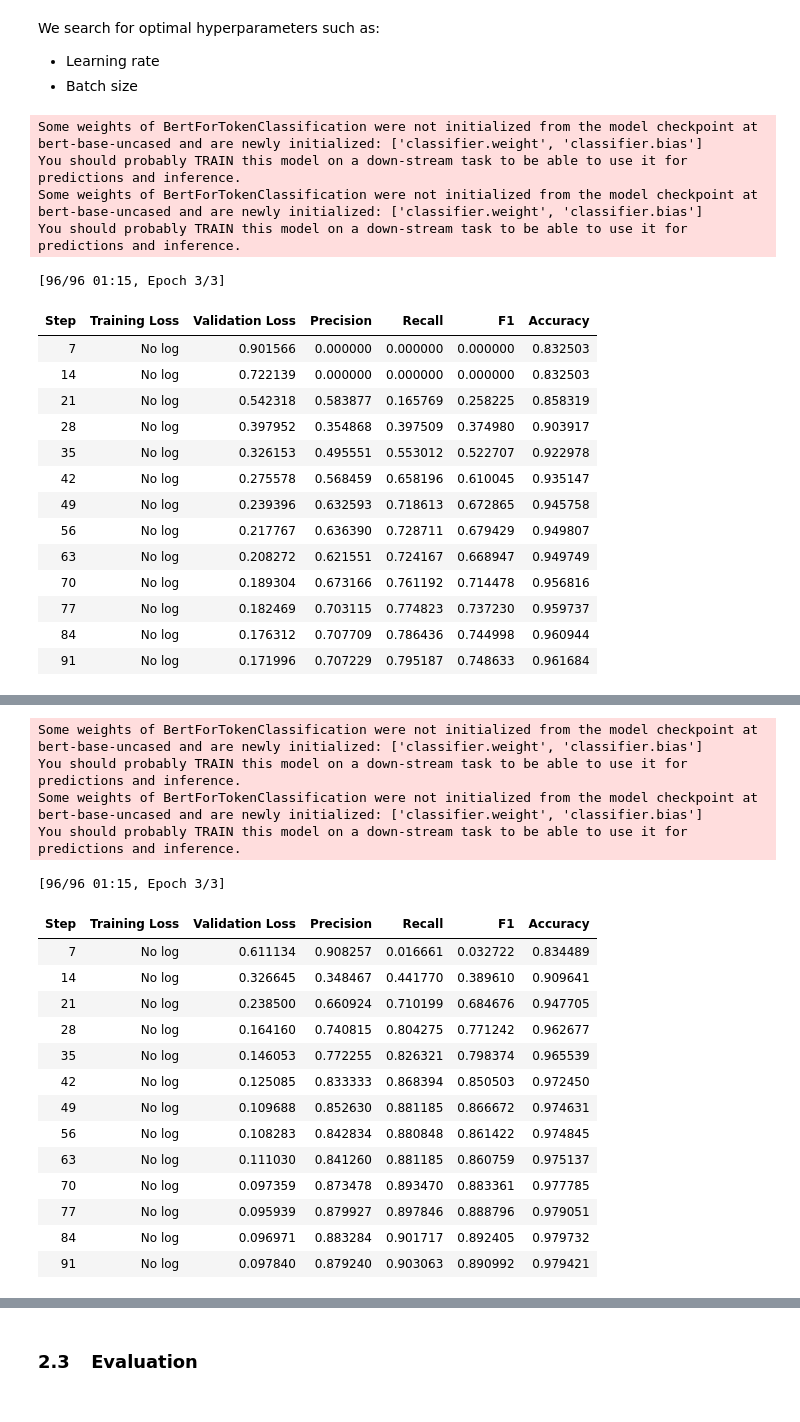
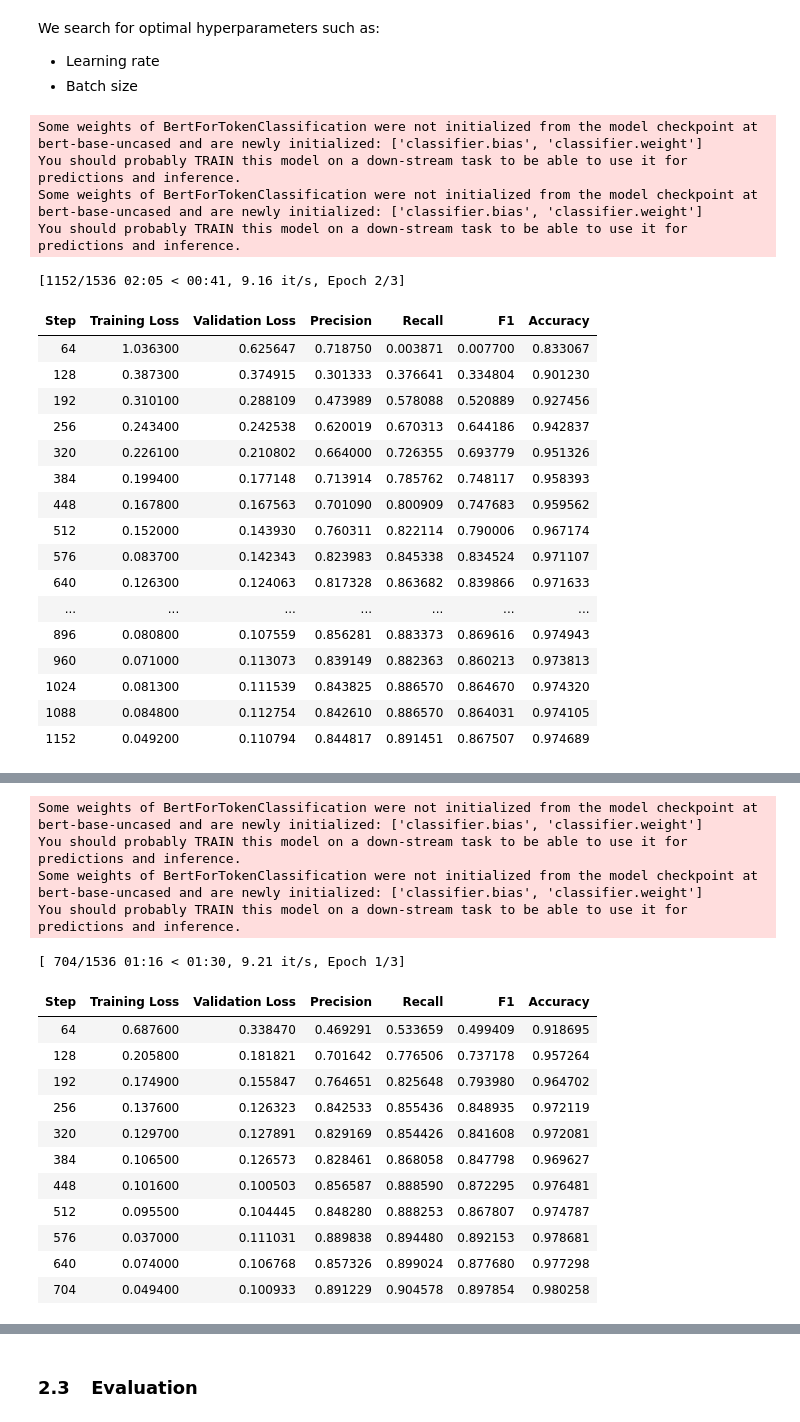
Before and after one commit to OmriGruman/conll2003-ner, a Jupyter notebook: main.ipynb, the cells around one changed output, grey strips where cells are left out. Cells and saved outputs as stored; diff of their text form; code cells hidden in the pictures.

```diff
--- a/main.ipynb
+++ b/main.ipynb
@@ -645,6 +645,7 @@ for train_size in config['transformer']['hyperparameters']['training_samples']:
     training_args = TrainingArguments(
         output_dir='/home/omrigu/code/log_results',
         num_train_epochs=config['transformer']['max_num_epochs'],
+        logging_steps=1 / (config['transformer']['max_num_epochs'] * config['transformer']['evals_per_epoch']),
         eval_steps=1 / (config['transformer']['max_num_epochs'] * config['transformer']['evals_per_epoch']),
         save_steps=1 / (config['transformer']['max_num_epochs'] * config['transformer']['evals_per_epoch']),
         evaluation_strategy="steps",
@@ -773,54 +796,57 @@ We search for optimal hyperparameters such as:
 # %%
 batch_sizes = config['transformer']['hyperparameters']['batch_size']
 lrs = config['transformer']['hyperparameters']['learning_rate']
-metric_scores = []
+trainers = dict()
 
 for batch_size, lr in product(batch_sizes, lrs):
 
     training_args = TrainingArguments(
-        output_dir='/home/omrigu/code/log_results',
+        output_dir=f'/home/omrigu/code/log_results/B{batch_size}_LR{lr}',
         per_device_train_batch_size=batch_size,
         learning_rate=lr,
         num_train_epochs=config['transformer']['max_num_epochs'],
-        eval_steps=1 / (config['transformer']['max_num_epochs'] * config['transformer']['evals_per_epoch']),
-        save_steps=1 / (config['transformer']['max_num_epochs'] * config['transformer']['evals_per_epoch']),
+        logging_steps=optimal_train_size // batch_size // config['transformer']['evals_per_epoch'],
+        eval_steps=optimal_train_size // batch_size // config['transformer']['evals_per_epoch'],
+        save_steps=optimal_train_size // batch_size // config['transformer']['evals_per_epoch'],
         evaluation_strategy="steps",
         load_best_model_at_end=True,
         disable_tqdm=False
     )
 
     trainer = Trainer(
         args=training_args,
         train_dataset=tokenized_conll2003["train"].select(range(optimal_train_size)),
         eval_dataset=tokenized_conll2003["validation"],
         compute_metrics=compute_metrics_wrapper,
         tokenizer=tokenizer,
         model_init=model_init,
         data_collator=data_collator,
         callbacks=[EarlyStoppingCallback(early_stopping_patience=config['transformer']['patience'])]
     )
 
     trainer.train()
 
-    predictions, labels, _ = trainer.predict(tokenized_conll2003["test"])
-    metric_scores.append(compute_metrics(predictions, labels, eval=True))
+    trainers[f"B{batch_size}_LR{lr}"] = trainer
 # %% [output]
-Some weights of BertForTokenClassification were not initialized from the model checkpoint at bert-base-uncased and are newly initialized: ['classifier.weight', 'classifier.bias']
+Some weights of BertForTokenClassification were not initialized from the model checkpoint at bert-base-uncased and are newly initialized: ['classifier.bias', 'classifier.weight']
 You should probably TRAIN this model on a down-stream task to be able to use it for predictions and inference.
-Some weights of BertForTokenClassification were not initialized from the model checkpoint at bert-base-uncased and are newly initialized: ['classifier.weight', 'classifier.bias']
+Some weights of BertForTokenClassification were not initialized from the model checkpoint at bert-base-uncased and are newly initialized: ['classifier.bias', 'classifier.weight']
 You should probably TRAIN this model on a down-stream task to be able to use it for predictions and inference.
-[96/96 01:15, Epoch 3/3]
+[1152/1536 02:05 < 00:41, 9.16 it/s, Epoch 2/3]
 | Step | Training Loss | Validation Loss | Precision | Recall | F1 | Accuracy |
-| 7 | No log | 0.901566 | 0.000000 | 0.000000 | 0.000000 | 0.832503 |
-| 14 | No log | 0.722139 | 0.000000 | 0.000000 | 0.000000 | 0.832503 |
-| 21 | No log | 0.542318 | 0.583877 | 0.165769 | 0.258225 | 0.858319 |
-| 28 | No log | 0.397952 | 0.354868 | 0.397509 | 0.374980 | 0.903917 |
-| 35 | No log | 0.326153 | 0.495551 | 0.553012 | 0.522707 | 0.922978 |
-| 42 | No log | 0.275578 | 0.568459 | 0.658196 | 0.610045 | 0.935147 |
-| 49 | No log | 0.239396 | 0.632593 | 0.718613 | 0.672865 | 0.945758 |
-| 56 | No log | 0.217767 | 0.636390 | 0.728711 | 0.679429 | 0.949807 |
-| 63 | No log | 0.208272 | 0.621551 | 0.724167 | 0.668947 | 0.949749 |
-| 70 | No log | 0.189304 | 0.673166 | 0.761192 | 0.714478 | 0.956816 |
-| 77 | No log | 0.182469 | 0.703115 | 0.774823 | 0.737230 | 0.959737 |
-| 84 | No log | 0.176312 | 0.707709 | 0.786436 | 0.744998 | 0.960944 |
-| 91 | No log | 0.171996 | 0.707229 | 0.795187 | 0.748633 | 0.961684 |
+| 64 | 1.036300 | 0.625647 | 0.718750 | 0.003871 | 0.007700 | 0.833067 |
+| 128 | 0.387300 | 0.374915 | 0.301333 | 0.376641 | 0.334804 | 0.901230 |
+| 192 | 0.310100 | 0.288109 | 0.473989 | 0.578088 | 0.520889 | 0.927456 |
+| 256 | 0.243400 | 0.242538 | 0.620019 | 0.670313 | 0.644186 | 0.942837 |
+| 320 | 0.226100 | 0.210802 | 0.664000 | 0.726355 | 0.693779 | 0.951326 |
+| 384 | 0.199400 | 0.177148 | 0.713914 | 0.785762 | 0.748117 | 0.958393 |
+| 448 | 0.167800 | 0.167563 | 0.701090 | 0.800909 | 0.747683 | 0.959562 |
+| 512 | 0.152000 | 0.143930 | 0.760311 | 0.822114 | 0.790006 | 0.967174 |
+| 576 | 0.083700 | 0.142343 | 0.823983 | 0.845338 | 0.834524 | 0.971107 |
+| 640 | 0.126300 | 0.124063 | 0.817328 | 0.863682 | 0.839866 | 0.971633 |
+| ... | ... | ... | ... | ... | ... | ... |
+| 896 | 0.080800 | 0.107559 | 0.856281 | 0.883373 | 0.869616 | 0.974943 |
+| 960 | 0.071000 | 0.113073 | 0.839149 | 0.882363 | 0.860213 | 0.973813 |
+| 1024 | 0.081300 | 0.111539 | 0.843825 | 0.886570 | 0.864670 | 0.974320 |
+| 1088 | 0.084800 | 0.112754 | 0.842610 | 0.886570 | 0.864031 | 0.974105 |
+| 1152 | 0.049200 | 0.110794 | 0.844817 | 0.891451 | 0.867507 | 0.974689 |
@@ -828,19 +853,17 @@ You should probably TRAIN this model on a down-stream task to be able to use it
-Some weights of BertForTokenClassification were not initialized from the model checkpoint at bert-base-uncased and are newly initialized: ['classifier.weight', 'classifier.bias']
+Some weights of BertForTokenClassification were not initialized from the model checkpoint at bert-base-uncased and are newly initialized: ['classifier.bias', 'classifier.weight']
 You should probably TRAIN this model on a down-stream task to be able to use it for predictions and inference.
-Some weights of BertForTokenClassification were not initialized from the model checkpoint at bert-base-uncased and are newly initialized: ['classifier.weight', 'classifier.bias']
+Some weights of BertForTokenClassification were not initialized from the model checkpoint at bert-base-uncased and are newly initialized: ['classifier.bias', 'classifier.weight']
 You should probably TRAIN this model on a down-stream task to be able to use it for predictions and inference.
-[96/96 01:15, Epoch 3/3]
+[ 704/1536 01:16 < 01:30, 9.21 it/s, Epoch 1/3]
 | Step | Training Loss | Validation Loss | Precision | Recall | F1 | Accuracy |
-| 7 | No log | 0.611134 | 0.908257 | 0.016661 | 0.032722 | 0.834489 |
-| 14 | No log | 0.326645 | 0.348467 | 0.441770 | 0.389610 | 0.909641 |
-| 21 | No log | 0.238500 | 0.660924 | 0.710199 | 0.684676 | 0.947705 |
-| 28 | No log | 0.164160 | 0.740815 | 0.804275 | 0.771242 | 0.962677 |
-| 35 | No log | 0.146053 | 0.772255 | 0.826321 | 0.798374 | 0.965539 |
-| 42 | No log | 0.125085 | 0.833333 | 0.868394 | 0.850503 | 0.972450 |
-| 49 | No log | 0.109688 | 0.852630 | 0.881185 | 0.866672 | 0.974631 |
-| 56 | No log | 0.108283 | 0.842834 | 0.880848 | 0.861422 | 0.974845 |
-| 63 | No log | 0.111030 | 0.841260 | 0.881185 | 0.860759 | 0.975137 |
-| 70 | No log | 0.097359 | 0.873478 | 0.893470 | 0.883361 | 0.977785 |
-| 77 | No log | 0.095939 | 0.879927 | 0.897846 | 0.888796 | 0.979051 |
-| 84 | No log | 0.096971 | 0.883284 | 0.901717 | 0.892405 | 0.979732 |
-| 91 | No log | 0.097840 | 0.879240 | 0.903063 | 0.890992 | 0.979421 |
+| 64 | 0.687600 | 0.338470 | 0.469291 | 0.533659 | 0.499409 | 0.918695 |
+| 128 | 0.205800 | 0.181821 | 0.701642 | 0.776506 | 0.737178 | 0.957264 |
+| 192 | 0.174900 | 0.155847 | 0.764651 | 0.825648 | 0.793980 | 0.964702 |
+| 256 | 0.137600 | 0.126323 | 0.842533 | 0.855436 | 0.848935 | 0.972119 |
+| 320 | 0.129700 | 0.127891 | 0.829169 | 0.854426 | 0.841608 | 0.972081 |
+| 384 | 0.106500 | 0.126573 | 0.828461 | 0.868058 | 0.847798 | 0.969627 |
+| 448 | 0.101600 | 0.100503 | 0.856587 | 0.888590 | 0.872295 | 0.976481 |
+| 512 | 0.095500 | 0.104445 | 0.848280 | 0.888253 | 0.867807 | 0.974787 |
+| 576 | 0.037000 | 0.111031 | 0.889838 | 0.894480 | 0.892153 | 0.978681 |
+| 640 | 0.074000 | 0.106768 | 0.857326 | 0.899024 | 0.877680 | 0.977298 |
+| 704 | 0.049400 | 0.100933 | 0.891229 | 0.904578 | 0.897854 | 0.980258 |
```
Also changed, not shown: parts of 11 cells of this notebook, 1 other file.
